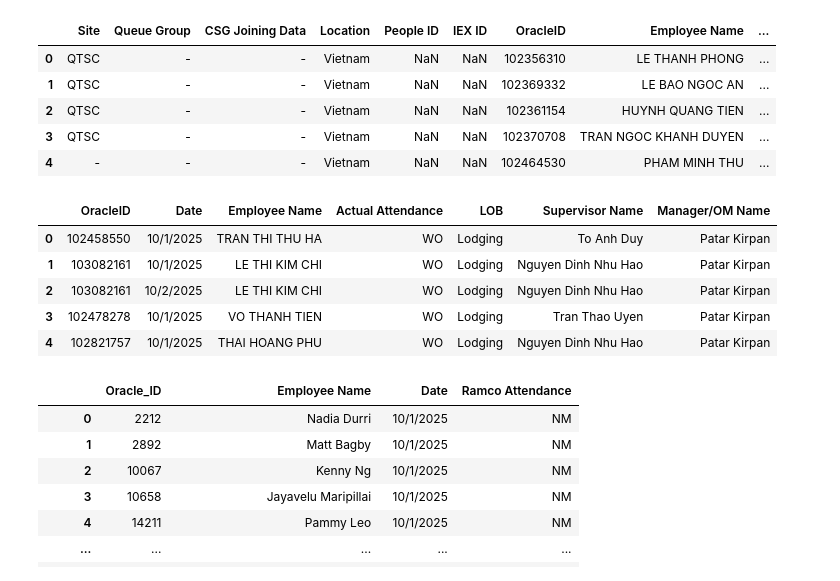
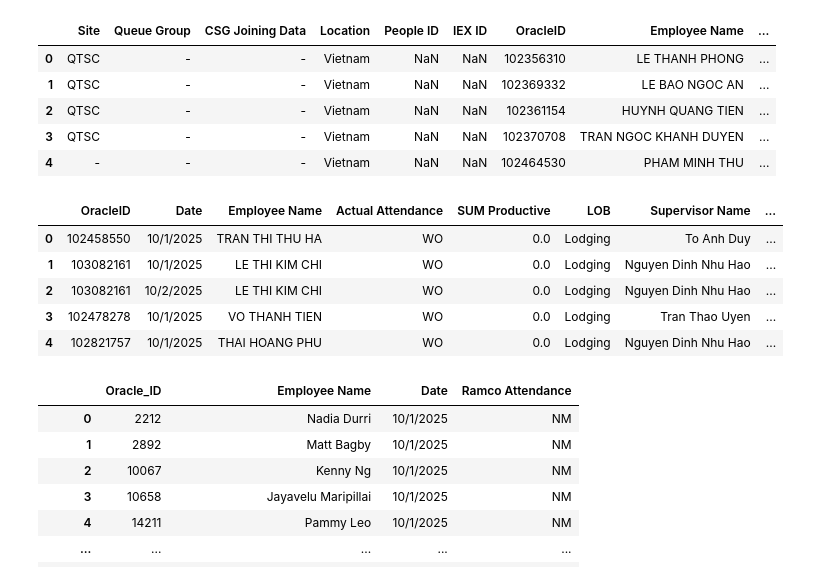
Before and after one commit to hoangvu2002/mismatch-ramco, a Jupyter notebook: mismatch.ipynb, the cells around one changed output. Cells and saved outputs as stored; diff of their text form; code cells hidden in the pictures.

```diff
--- a/mismatch.ipynb
+++ b/mismatch.ipynb
@@ -110,33 +117,33 @@ inactive_df.head()
 | 4 | - | - | - | Vietnam | NaN | NaN | 102464530 | PHAM MINH THU | ... |
 # %%
 # Merge với active_df trước
-active_merge = atd_final_df[['OracleID', 'Date', 'Employee Name', 'Actual Attendance']].merge(
+active_merge = atd_final_df[['OracleID', 'Date', 'Employee Name', 'Actual Attendance', "SUM Productive"]].merge(
     active_df[['OracleID', 'LOB', 'Supervisor Name', 'Manager/OM Name']],
     on='OracleID',
     how='left'
 )
 
 # Merge với inactive_df (và đổi tên cột Manager Name)
-inactive_merge = atd_final_df[['OracleID', 'Date', 'Employee Name', 'Actual Attendance']].merge(
+inactive_merge = atd_final_df[['OracleID', 'Date', 'Employee Name', 'Actual Attendance', "SUM Productive"]].merge(
     inactive_df[['OracleID', 'LOB', 'Supervisor Name', 'Manager Name']].rename(
         columns={'Manager Name': 'Manager/OM Name'}
     ),
     on='OracleID',
     how='left'
 )
 
 # Dùng combine_first để lấy giá trị từ inactive nếu active bị thiếu
 report_base_df = active_merge.combine_first(inactive_merge)
 
 # Hiển thị kết quả mẫu
 report_base_df.head()
 # %% [output]
-|  | OracleID | Date | Employee Name | Actual Attendance | LOB | Supervisor Name | Manager/OM Name |
-| 0 | 102458550 | 10/1/2025 | TRAN THI THU HA | WO | Lodging | To Anh Duy | Patar Kirpan |
-| 1 | 103082161 | 10/1/2025 | LE THI KIM CHI | WO | Lodging | Nguyen Dinh Nhu Hao | Patar Kirpan |
-| 2 | 103082161 | 10/2/2025 | LE THI KIM CHI | WO | Lodging | Nguyen Dinh Nhu Hao | Patar Kirpan |
-| 3 | 102478278 | 10/1/2025 | VO THANH TIEN | WO | Lodging | Tran Thao Uyen | Patar Kirpan |
-| 4 | 102821757 | 10/1/2025 | THAI HOANG PHU | WO | Lodging | Nguyen Dinh Nhu Hao | Patar Kirpan |
+|  | OracleID | Date | Employee Name | Actual Attendance | SUM Productive | LOB | Supervisor Name | ... |
+| 0 | 102458550 | 10/1/2025 | TRAN THI THU HA | WO | 0.0 | Lodging | To Anh Duy | ... |
+| 1 | 103082161 | 10/1/2025 | LE THI KIM CHI | WO | 0.0 | Lodging | Nguyen Dinh Nhu Hao | ... |
+| 2 | 103082161 | 10/2/2025 | LE THI KIM CHI | WO | 0.0 | Lodging | Nguyen Dinh Nhu Hao | ... |
+| 3 | 102478278 | 10/1/2025 | VO THANH TIEN | WO | 0.0 | Lodging | Tran Thao Uyen | ... |
+| 4 | 102821757 | 10/1/2025 | THAI HOANG PHU | WO | 0.0 | Lodging | Nguyen Dinh Nhu Hao | ... |
 # %%
 # Unpivot (melt) các cột ngày trong ramco_df
 # Giả sử các cột không phải ngày là các cột định danh (ID, Name, v.v.)
```
Also changed, not shown: parts of 6 cells of this notebook.
